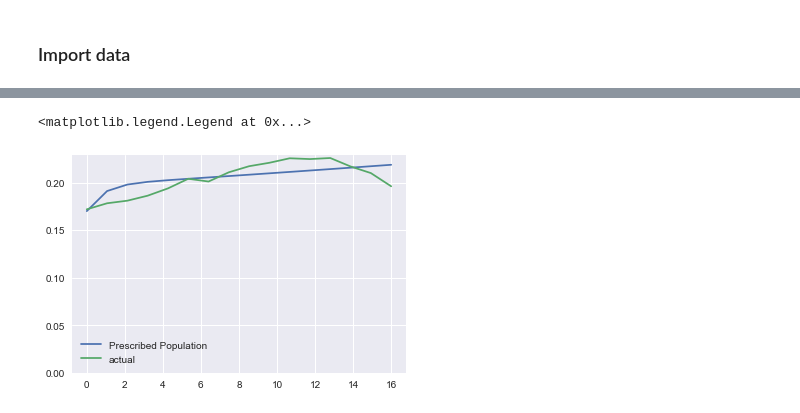
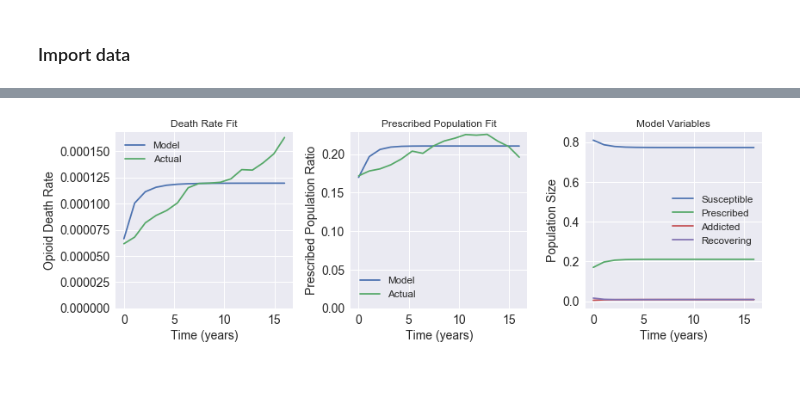
Before and after one commit to lauraware/am205project, a Jupyter notebook: Fitting_2.ipynb, the cells around one changed output, grey strips where cells are left out. Saved outputs shown, nothing was run; the diff lists cells and outputs as text; code cells hidden in the pictures; blank space fills up the shorter version.

```diff
--- a/Fitting_2.ipynb
+++ b/Fitting_2.ipynb
@@ -190,11 +251,35 @@ plt.legend()
-# %%
-plt.plot(t, P, label="Prescribed Population")
-plt.plot(t, df.prescribed_population_percent, label = "actual")
-plt.ylim(ymin=0)
-plt.legend()
-# %% [output]
-<matplotlib.legend.Legend at 0x...>
-[figure, removed]
+# %%
+fig, ax = plt.subplots(1, 3, figsize=(12, 4))
+
+ax[0].plot(t, (mu_star-mu)*A, label="Model")
+ax[0].plot(t, df.opioid_death_rate, label = "Actual")
+ax[0].set_ylim(ymin=0)
+ax[0].set_xlabel("Time (years)")
+ax[0].set_ylabel("Opioid Death Rate")
+ax[0].set_title("Death Rate Fit")
+ax[0].legend()
+
+ax[1].plot(t, P, label="Model")
+ax[1].plot(t, df.prescribed_population_percent, label = "Actual")
+ax[1].set_ylim(ymin=0)
+ax[1].set_xlabel("Time (years)")
+ax[1].set_ylabel("Prescribed Population Ratio")
+ax[1].set_title("Prescribed Population Fit")
+ax[1].legend()
+
+ax[2].plot(t, S, label="Susceptible")
+ax[2].plot(t, P, label= "Prescribed")
+ax[2].plot(t, A, label= "Addicted")
+ax[2].plot(t, R, label= "Recovering")
+#plt.plot(t, (mu_star-mu)*A, label="Deaths")
+ax[2].set_title("Model Variables")
+ax[2].set_xlabel("Time (years)")
+ax[2].set_ylabel("Population Size")
+ax[2].legend()
+
+plt.tight_layout()
+# %% [output]
+[figure, added]
 # %%
 plt.plot(t, S, label="Susceptible")
 plt.plot(t, P, label= "Prescribed")
```
Also changed, not shown: parts of 12 cells of this notebook.
